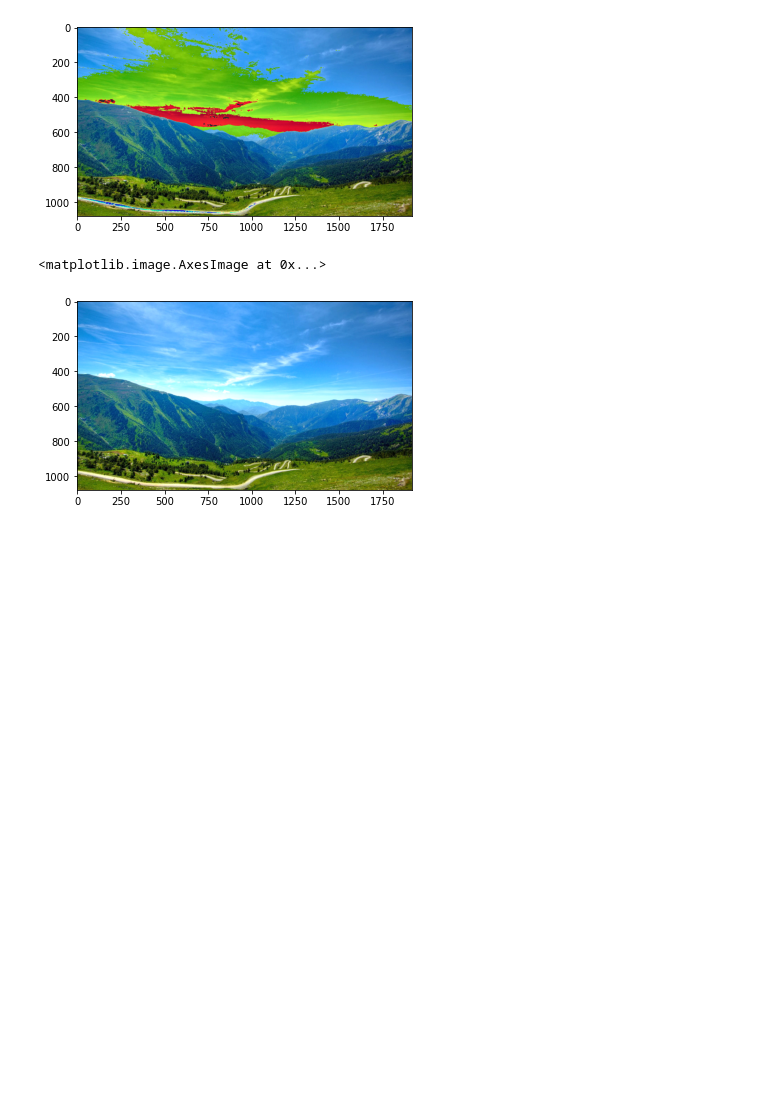
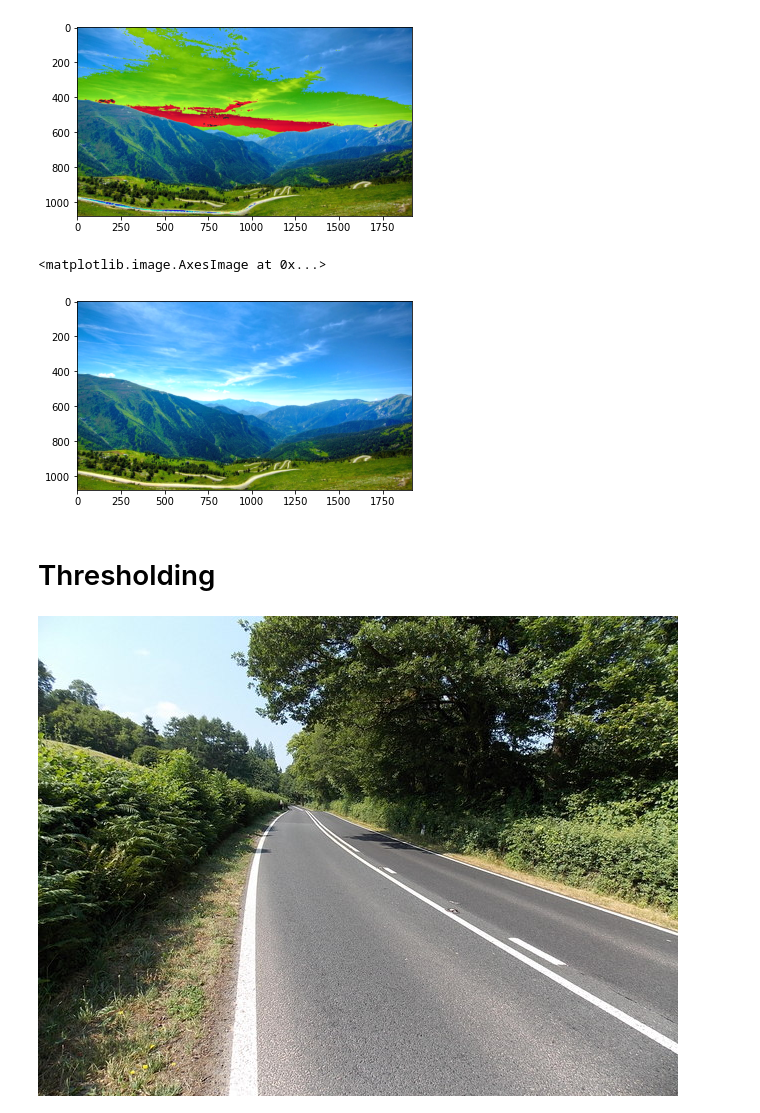
Before and after one commit to chinmaydas96/OpenCV-for-Beginner, a Jupyter notebook: Module-2/Test.ipynb, the cells around one changed output. Cells and saved outputs as stored; diff of their text form; code cells hidden in the pictures; blank space fills up the shorter version.

```diff
--- a/Module-2/Test.ipynb
+++ b/Module-2/Test.ipynb
@@ -59,3 +59,5 @@ plt.imshow(img_high_contrast_clip[:,:,::-1])
 # %% [output]
 <matplotlib.image.AxesImage at 0x...>
 [figure]
+# %% [markdown]
+# Thresholding
@@ -61,0 +69,7 @@ plt.imshow(img_high_contrast_clip[:,:,::-1])
+# %%
+plt.rcParams['image.cmap'] = 'gray'
+# %%
+path = 'road_1.jpeg'
+Image(path)
+# %% [output]
+[figure, added]
```
Also changed, not shown: parts of 4 cells of this notebook, 1 other file.
